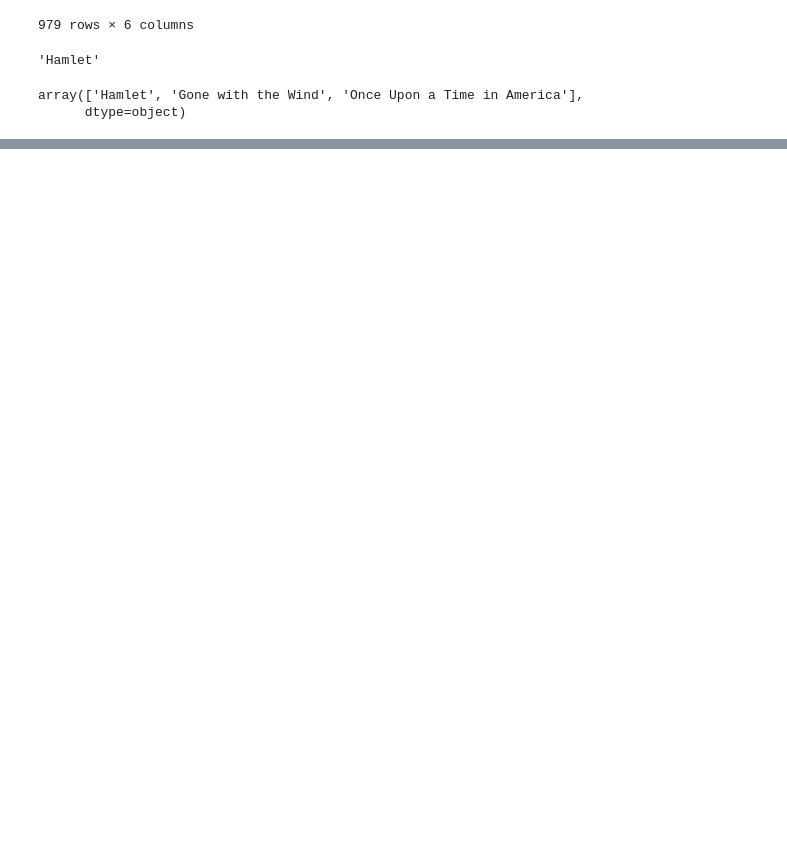
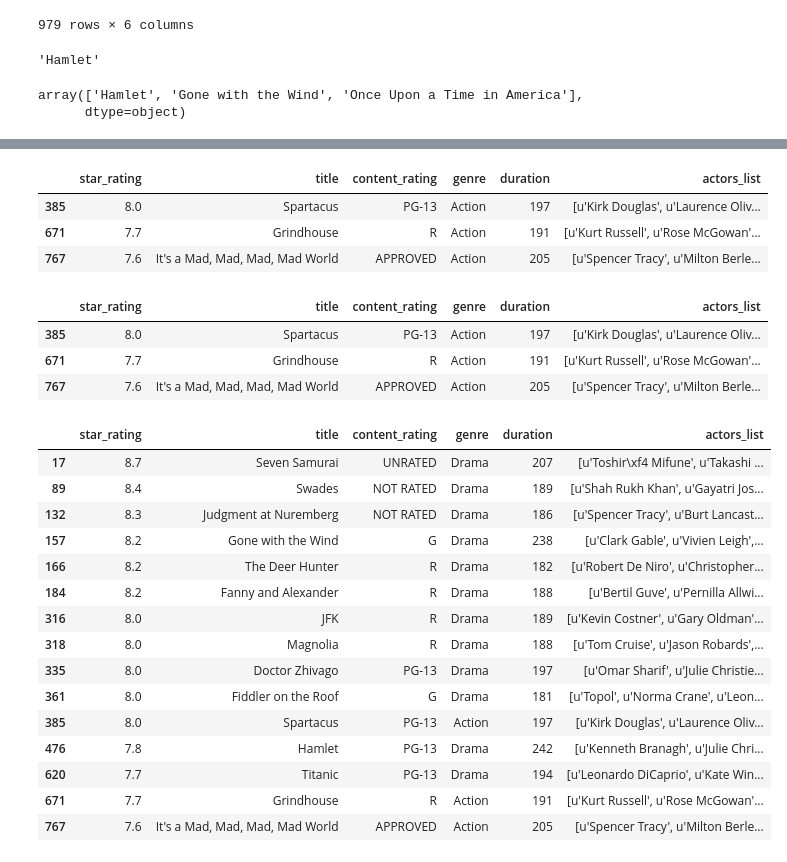
Before and after one commit to inancarin/DSA201_2024_2025_SPRING, a Jupyter notebook: Week04/Lecture/pandas1.ipynb, the cells around one changed output, grey strips where cells are left out. Saved outputs shown, nothing was run; the diff lists cells and outputs as text; code cells hidden in the pictures; blank space fills up the shorter version.

```diff
--- a/Week04/Lecture/pandas1.ipynb
+++ b/Week04/Lecture/pandas1.ipynb
@@ -604,0 +697,37 @@ array(['Hamlet', 'Gone with the Wind', 'Once Upon a Time in America'],
+# %%
+movies[(movies["duration"] >= 180) & (movies["genre"] == "Action")]
+# %% [output]
+|  | star_rating | title | content_rating | genre | duration | actors_list |
+| 385 | 8.0 | Spartacus | PG-13 | Action | 197 | [u'Kirk Douglas', u'Laurence Oliv... |
+| 671 | 7.7 | Grindhouse | R | Action | 191 | [u'Kurt Russell', u'Rose McGowan'... |
+| 767 | 7.6 | It's a Mad, Mad, Mad, Mad World | APPROVED | Action | 205 | [u'Spencer Tracy', u'Milton Berle... |
+# %%
+c1 = movies["duration"] >= 180
+c2 = movies["genre"] == "Action"
+movies[c1 & c2]
+# %% [output]
+|  | star_rating | title | content_rating | genre | duration | actors_list |
+| 385 | 8.0 | Spartacus | PG-13 | Action | 197 | [u'Kirk Douglas', u'Laurence Oliv... |
+| 671 | 7.7 | Grindhouse | R | Action | 191 | [u'Kurt Russell', u'Rose McGowan'... |
+| 767 | 7.6 | It's a Mad, Mad, Mad, Mad World | APPROVED | Action | 205 | [u'Spencer Tracy', u'Milton Berle... |
+# %%
+c1 = movies["duration"] >= 180
+c2 = (movies["genre"] == "Action") | (movies["genre"] == "Drama")
+movies[c1 & c2]
+# %% [output]
+|  | star_rating | title | content_rating | genre | duration | actors_list |
+| 17 | 8.7 | Seven Samurai | UNRATED | Drama | 207 | [u'Toshir\xf4 Mifune', u'Takashi ... |
+| 89 | 8.4 | Swades | NOT RATED | Drama | 189 | [u'Shah Rukh Khan', u'Gayatri Jos... |
+| 132 | 8.3 | Judgment at Nuremberg | NOT RATED | Drama | 186 | [u'Spencer Tracy', u'Burt Lancast... |
+| 157 | 8.2 | Gone with the Wind | G | Drama | 238 | [u'Clark Gable', u'Vivien Leigh',... |
+| 166 | 8.2 | The Deer Hunter | R | Drama | 182 | [u'Robert De Niro', u'Christopher... |
+| 184 | 8.2 | Fanny and Alexander | R | Drama | 188 | [u'Bertil Guve', u'Pernilla Allwi... |
+| 316 | 8.0 | JFK | R | Drama | 189 | [u'Kevin Costner', u'Gary Oldman'... |
+| 318 | 8.0 | Magnolia | R | Drama | 188 | [u'Tom Cruise', u'Jason Robards',... |
+| 335 | 8.0 | Doctor Zhivago | PG-13 | Drama | 197 | [u'Omar Sharif', u'Julie Christie... |
+| 361 | 8.0 | Fiddler on the Roof | G | Drama | 181 | [u'Topol', u'Norma Crane', u'Leon... |
+| 385 | 8.0 | Spartacus | PG-13 | Action | 197 | [u'Kirk Douglas', u'Laurence Oliv... |
+| 476 | 7.8 | Hamlet | PG-13 | Drama | 242 | [u'Kenneth Branagh', u'Julie Chri... |
+| 620 | 7.7 | Titanic | PG-13 | Drama | 194 | [u'Leonardo DiCaprio', u'Kate Win... |
+| 671 | 7.7 | Grindhouse | R | Action | 191 | [u'Kurt Russell', u'Rose McGowan'... |
+| 767 | 7.6 | It's a Mad, Mad, Mad, Mad World | APPROVED | Action | 205 | [u'Spencer Tracy', u'Milton Berle... |
```
Also changed, not shown: parts of 25 cells of this notebook.
